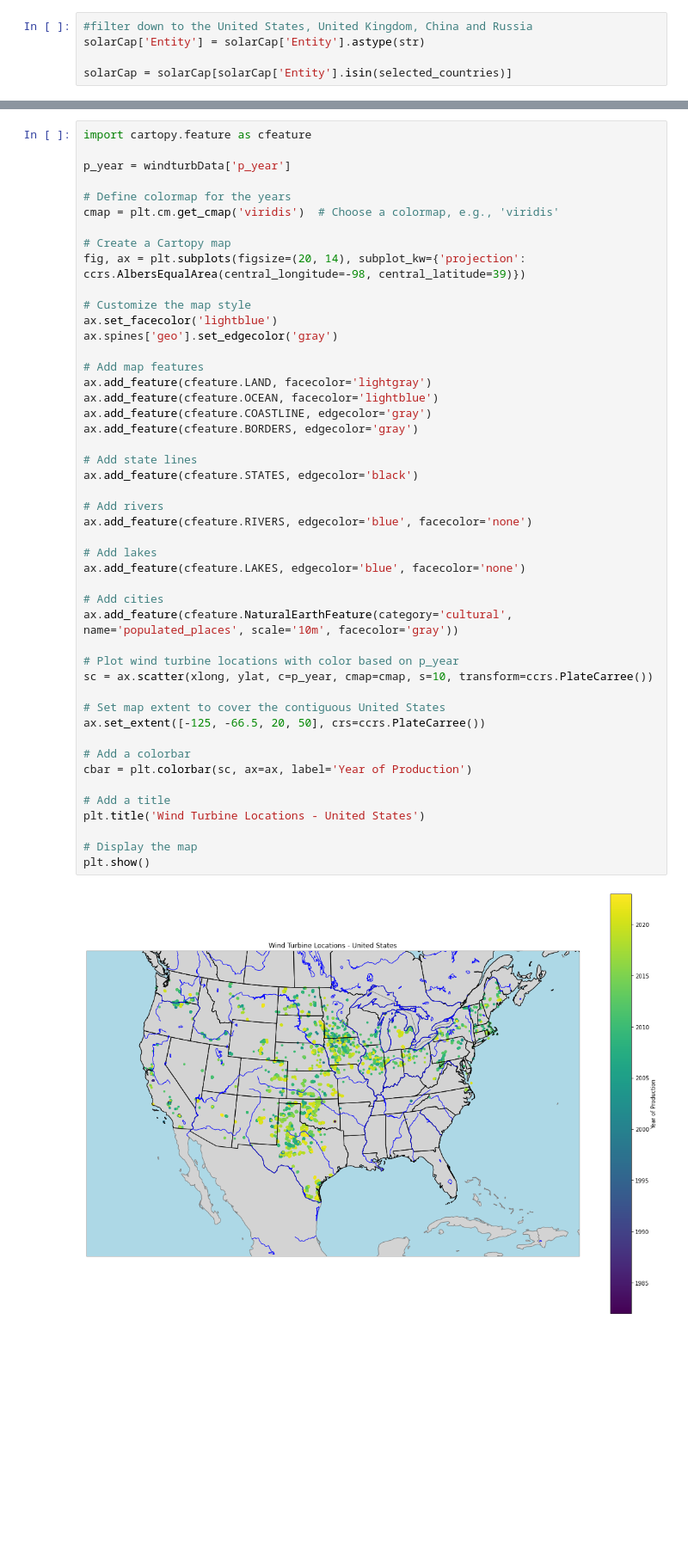
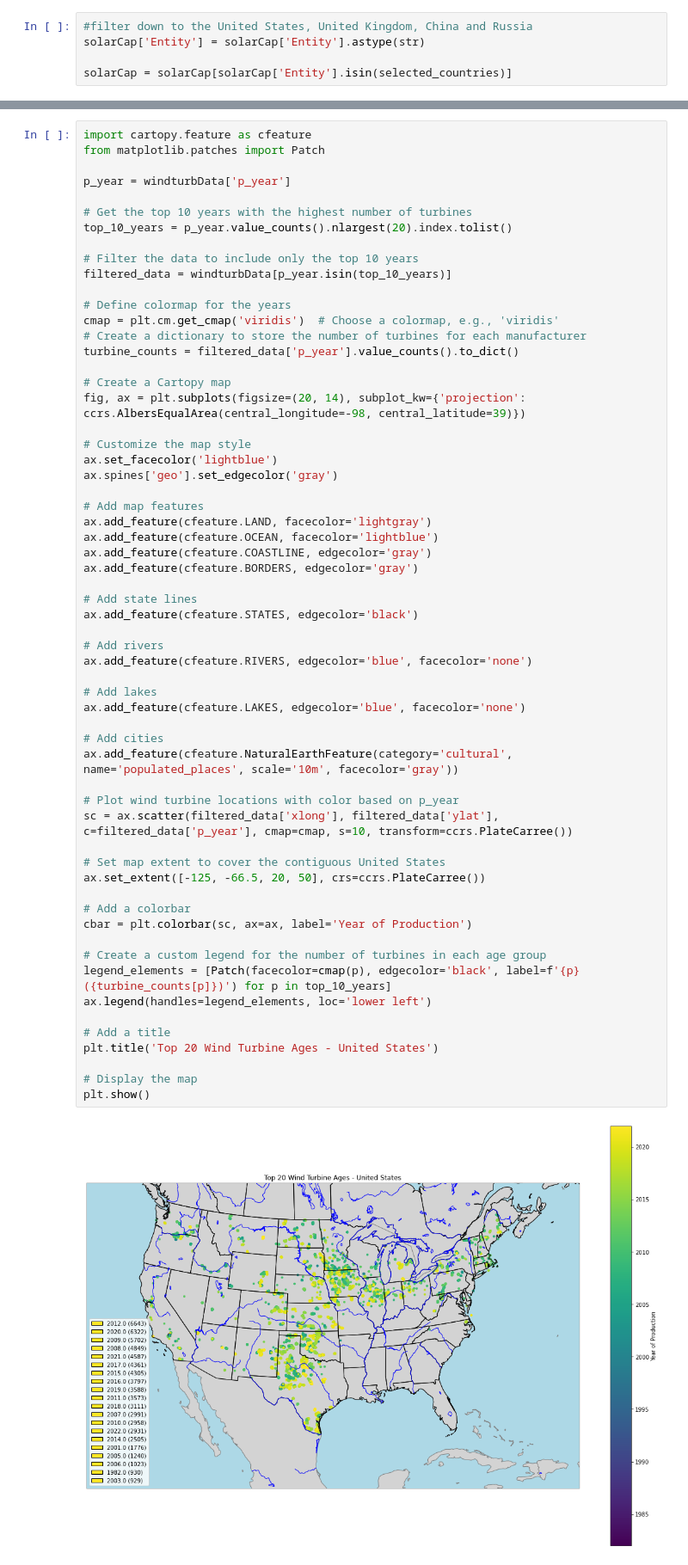
Before and after one commit to LucasMazza42/Energy-Analytics, a Jupyter notebook: ResearchDoc.ipynb, the cells around one changed output, grey strips where cells are left out. Shown at 86% size. Drawn from its saved outputs; the diff is of its cells as text; blank space fills up the shorter version.

```diff
--- a/ResearchDoc.ipynb
+++ b/ResearchDoc.ipynb
@@ -336,11 +390,20 @@ plt.show()
 [figure]
 # %%
 import cartopy.feature as cfeature
+from matplotlib.patches import Patch
 
 p_year = windturbData['p_year']
 
+# Get the top 10 years with the highest number of turbines
+top_10_years = p_year.value_counts().nlargest(20).index.tolist()
+
+# Filter the data to include only the top 10 years
+filtered_data = windturbData[p_year.isin(top_10_years)]
+
 # Define colormap for the years
 cmap = plt.cm.get_cmap('viridis')  # Choose a colormap, e.g., 'viridis'
+# Create a dictionary to store the number of turbines for each manufacturer
+turbine_counts = filtered_data['p_year'].value_counts().to_dict()
 
 # Create a Cartopy map
 fig, ax = plt.subplots(figsize=(20, 14), subplot_kw={'projection': ccrs.AlbersEqualArea(central_longitude=-98, central_latitude=39)})
@@ -353,33 +416,37 @@ ax.spines['geo'].set_edgecolor('gray')
 ax.add_feature(cfeature.LAND, facecolor='lightgray')
 ax.add_feature(cfeature.OCEAN, facecolor='lightblue')
 ax.add_feature(cfeature.COASTLINE, edgecolor='gray')
 ax.add_feature(cfeature.BORDERS, edgecolor='gray')
 
 # Add state lines
 ax.add_feature(cfeature.STATES, edgecolor='black')
 
 # Add rivers
 ax.add_feature(cfeature.RIVERS, edgecolor='blue', facecolor='none')
 
 # Add lakes
 ax.add_feature(cfeature.LAKES, edgecolor='blue', facecolor='none')
 
 # Add cities
 ax.add_feature(cfeature.NaturalEarthFeature(category='cultural', name='populated_places', scale='10m', facecolor='gray'))
 
 # Plot wind turbine locations with color based on p_year
-sc = ax.scatter(xlong, ylat, c=p_year, cmap=cmap, s=10, transform=ccrs.PlateCarree())
+sc = ax.scatter(filtered_data['xlong'], filtered_data['ylat'], c=filtered_data['p_year'], cmap=cmap, s=10, transform=ccrs.PlateCarree())
 
 # Set map extent to cover the contiguous United States
 ax.set_extent([-125, -66.5, 20, 50], crs=ccrs.PlateCarree())
 
 # Add a colorbar
 cbar = plt.colorbar(sc, ax=ax, label='Year of Production')
 
+# Create a custom legend for the number of turbines in each age group
+legend_elements = [Patch(facecolor=cmap(p), edgecolor='black', label=f'{p} ({turbine_counts[p]})') for p in top_10_years]
+ax.legend(handles=legend_elements, loc='lower left')
+
 # Add a title
-plt.title('Wind Turbine Locations - United States')
+plt.title('Top 20 Wind Turbine Ages - United States')
 
 # Display the map
 plt.show()
 # %% [output]
-[figure, old version]
+[figure, new version]
```
Also changed, not shown: parts of 12 cells of this notebook.
